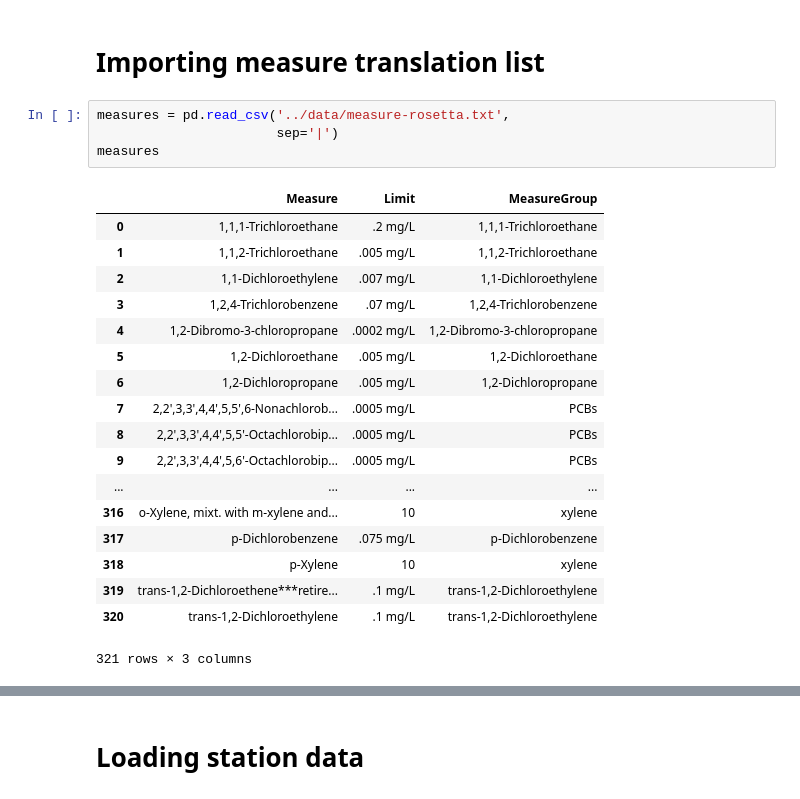
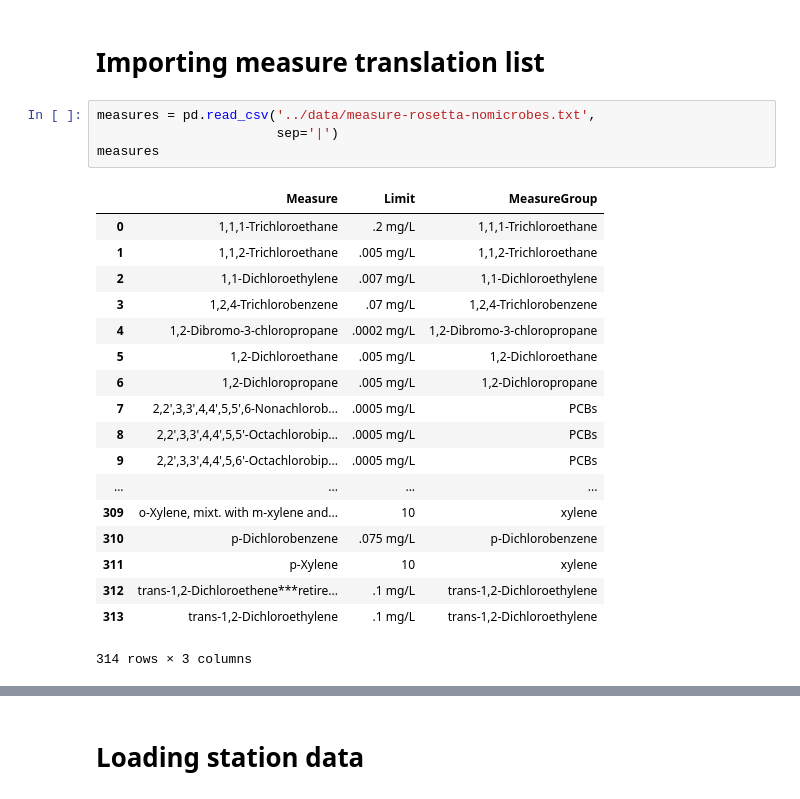
Before and after one commit to SeanU/waq, a Jupyter notebook: exploration/Measure cleanup.ipynb, the cells around one changed output, grey strips where cells are left out. Saved outputs shown, nothing was run; the diff lists cells and outputs as text.

```diff
--- a/exploration/Measure cleanup.ipynb
+++ b/exploration/Measure cleanup.ipynb
@@ -4,25 +4,25 @@ import csv
 # %% [markdown]
 # Importing measure translation list
 # %%
-measures = pd.read_csv('../data/measure-rosetta.txt',
+measures = pd.read_csv('../data/measure-rosetta-nomicrobes.txt',
                        sep='|')
 measures
 # %% [output]
 |  | Measure | Limit | MeasureGroup |
 | 0 | 1,1,1-Trichloroethane | .2 mg/L | 1,1,1-Trichloroethane |
 | 1 | 1,1,2-Trichloroethane | .005 mg/L | 1,1,2-Trichloroethane |
 | 2 | 1,1-Dichloroethylene | .007 mg/L | 1,1-Dichloroethylene |
 | 3 | 1,2,4-Trichlorobenzene | .07 mg/L | 1,2,4-Trichlorobenzene |
 | 4 | 1,2-Dibromo-3-chloropropane | .0002 mg/L | 1,2-Dibromo-3-chloropropane |
 | 5 | 1,2-Dichloroethane | .005 mg/L | 1,2-Dichloroethane |
 | 6 | 1,2-Dichloropropane | .005 mg/L | 1,2-Dichloropropane |
 | 7 | 2,2',3,3',4,4',5,5',6-Nonachlorob... | .0005 mg/L | PCBs |
 | 8 | 2,2',3,3',4,4',5,5'-Octachlorobip... | .0005 mg/L | PCBs |
 | 9 | 2,2',3,3',4,4',5,6'-Octachlorobip... | .0005 mg/L | PCBs |
 | ... | ... | ... | ... |
-| 316 | o-Xylene, mixt. with m-xylene and... | 10 | xylene |
-| 317 | p-Dichlorobenzene | .075 mg/L | p-Dichlorobenzene |
-| 318 | p-Xylene | 10 | xylene |
-| 319 | trans-1,2-Dichloroethene***retire... | .1 mg/L | trans-1,2-Dichloroethylene |
-| 320 | trans-1,2-Dichloroethylene | .1 mg/L | trans-1,2-Dichloroethylene |
+| 309 | o-Xylene, mixt. with m-xylene and... | 10 | xylene |
+| 310 | p-Dichlorobenzene | .075 mg/L | p-Dichlorobenzene |
+| 311 | p-Xylene | 10 | xylene |
+| 312 | trans-1,2-Dichloroethene***retire... | .1 mg/L | trans-1,2-Dichloroethylene |
+| 313 | trans-1,2-Dichloroethylene | .1 mg/L | trans-1,2-Dichloroethylene |
-321 rows × 3 columns
+314 rows × 3 columns
```
Also changed, not shown: parts of 10 cells of this notebook, 5 other files.
